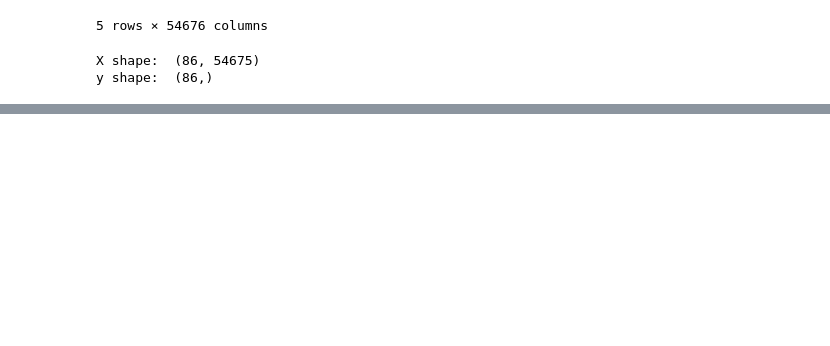
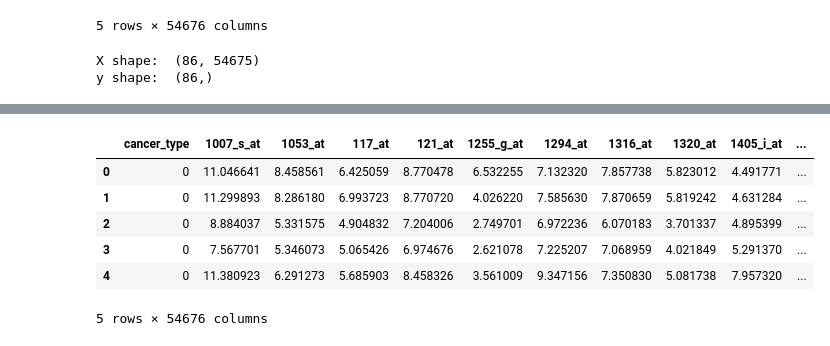
Before and after one commit to PhongCT1105/Cancer_Detector, a Jupyter notebook: Bladder.ipynb, the cells around one changed output, grey strips where cells are left out. Drawn from its saved outputs; the diff is of its cells as text; code cells hidden in the pictures; blank space fills up the shorter version.

```diff
--- a/Bladder.ipynb
+++ b/Bladder.ipynb
@@ -320,0 +397,13 @@ F1-Score: Mean=1.0000, Std=0.0000
+# %%
+import pandas as pd
+test_bladder = pd.read_csv("Dataset/bladder_test.csv")
+display(test_bladder.head(5))
+X_test_aligned = X_test[X.columns]  # Ensure the columns match the training features
+# %% [output]
+|  | cancer_type | 1007_s_at | 1053_at | 117_at | 121_at | 1255_g_at | 1294_at | 1316_at | 1320_at | 1405_i_at | ... |
+| 0 | 0 | 11.046641 | 8.458561 | 6.425059 | 8.770478 | 6.532255 | 7.132320 | 7.857738 | 5.823012 | 4.491771 | ... |
+| 1 | 0 | 11.299893 | 8.286180 | 6.993723 | 8.770720 | 4.026220 | 7.585630 | 7.870659 | 5.819242 | 4.631284 | ... |
+| 2 | 0 | 8.884037 | 5.331575 | 4.904832 | 7.204006 | 2.749701 | 6.972236 | 6.070183 | 3.701337 | 4.895399 | ... |
+| 3 | 0 | 7.567701 | 5.346073 | 5.065426 | 6.974676 | 2.621078 | 7.225207 | 7.068959 | 4.021849 | 5.291370 | ... |
+| 4 | 0 | 11.380923 | 6.291273 | 5.685903 | 8.458326 | 3.561009 | 9.347156 | 7.350830 | 5.081738 | 7.957320 | ... |
+5 rows × 54676 columns
```
Also changed, not shown: parts of 10 cells of this notebook, 1 other file.
